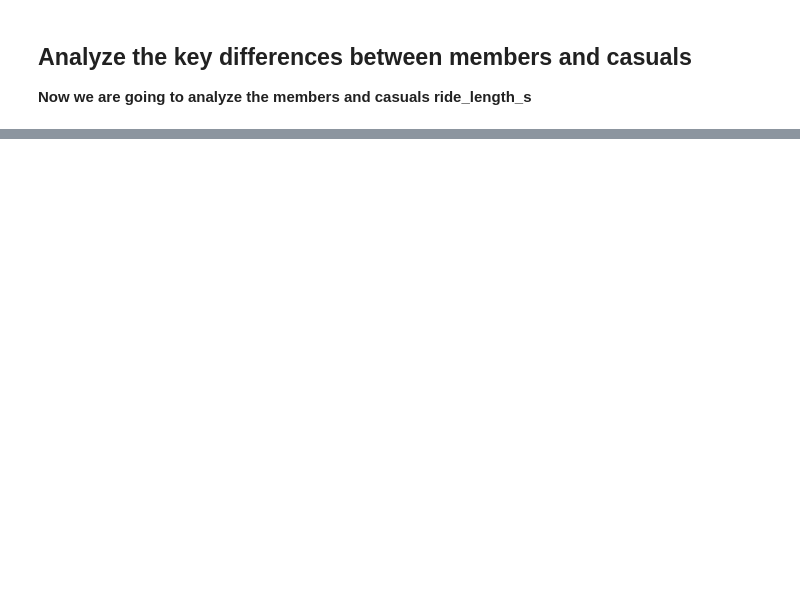
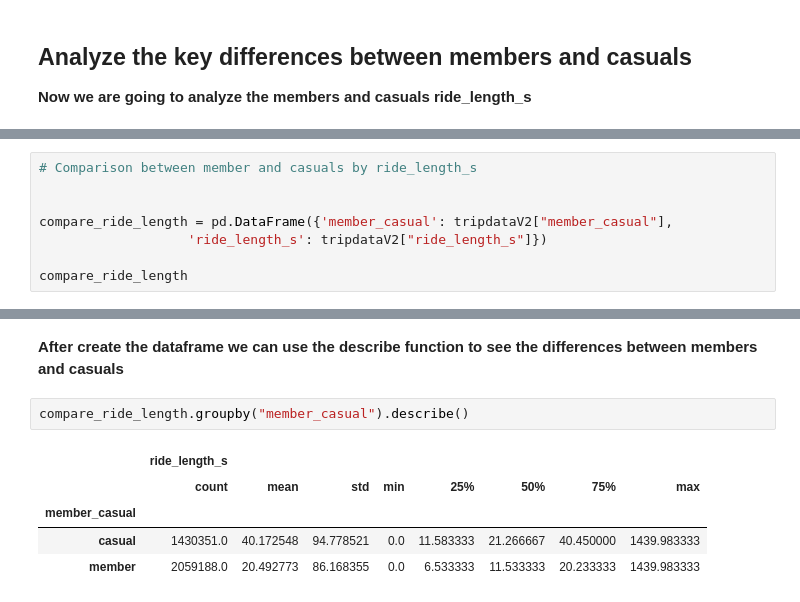
Before and after one commit to Ladislau2020/2021, a Jupyter notebook: fork-of-capstone-project-from-google.ipynb, the cells around one changed output, grey strips where cells are left out. Drawn from its saved outputs; the diff is of its cells as text; blank space fills up the shorter version.

```diff
--- a/fork-of-capstone-project-from-google.ipynb
+++ b/fork-of-capstone-project-from-google.ipynb
@@ -695,0 +705,8 @@ NameError: name 'where' is not defined
+# %%
+# Comparison between member and casuals by ride_length_s
+
+
+compare_ride_length = pd.DataFrame({'member_casual': tripdataV2["member_casual"],
+                   'ride_length_s': tripdataV2["ride_length_s"]})
+
+compare_ride_length
@@ -695,0 +727,10 @@ NameError: name 'where' is not defined
+# %% [markdown]
+**After create the dataframe we can use the describe function to see the differences between members and casuals**
+# %%
+compare_ride_length.groupby("member_casual").describe()
+# %% [output]
+|  | ride_length_s |  |  |  |  |  |  |  |
+|  | count | mean | std | min | 25% | 50% | 75% | max |
+| member_casual |  |  |  |  |  |  |  |  |
+| casual | 1430351.0 | 40.172548 | 94.778521 | 0.0 | 11.583333 | 21.266667 | 40.450000 | 1439.983333 |
+| member | 2059188.0 | 20.492773 | 86.168355 | 0.0 | 6.533333 | 11.533333 | 20.233333 | 1439.983333 |
```
Also changed, not shown: parts of 6 cells of this notebook.
